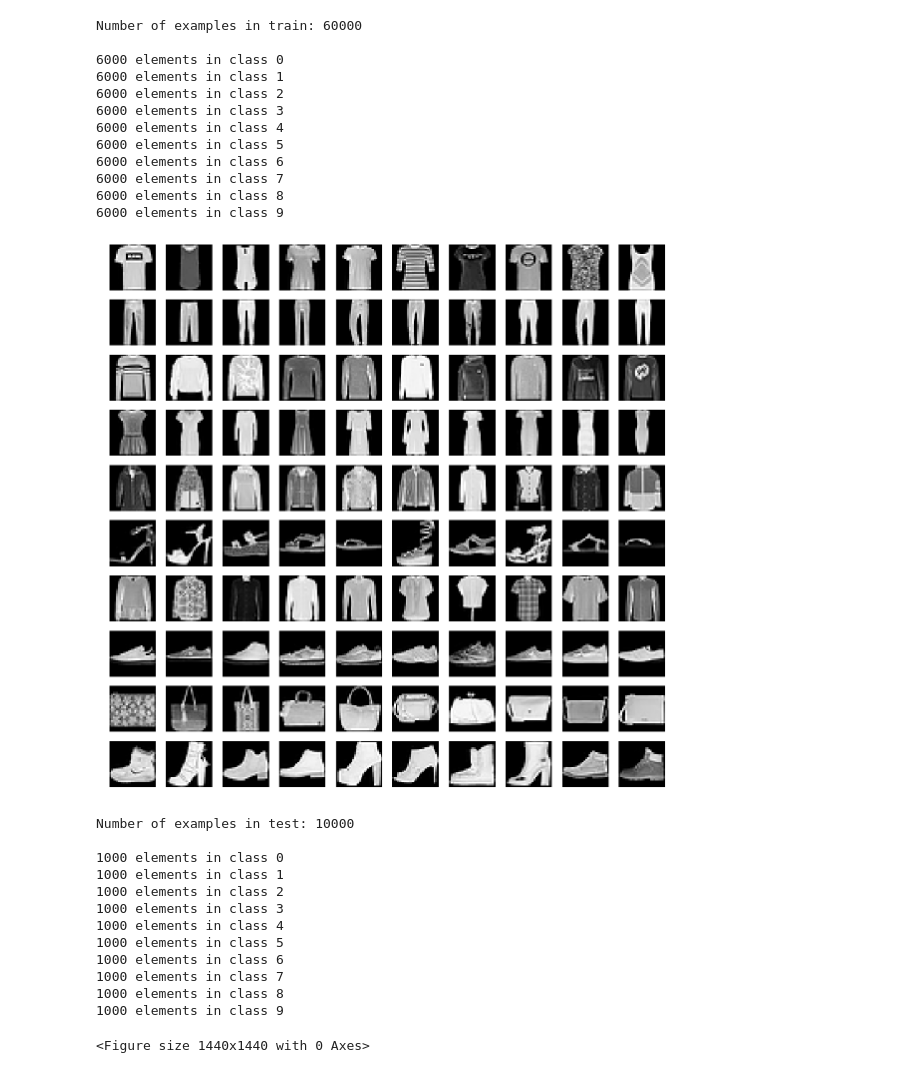
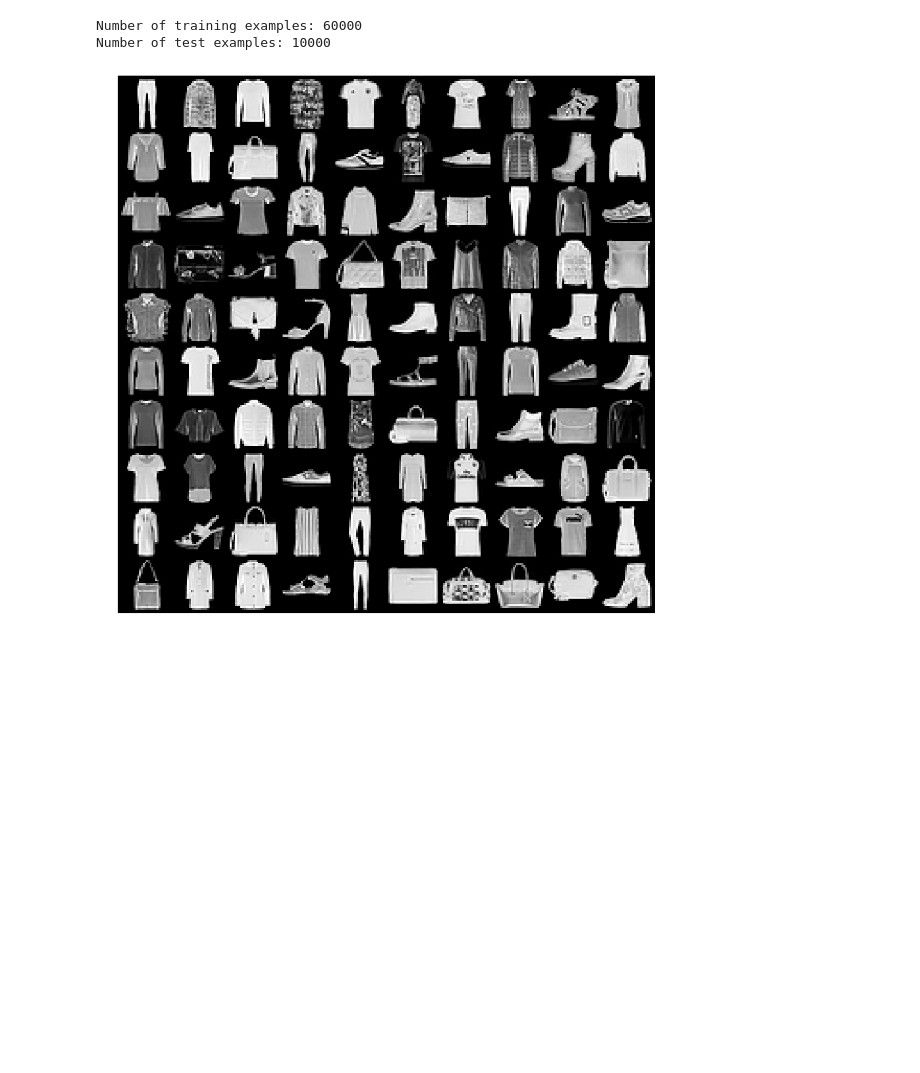
Before and after one commit to egor-bogomolov/Deep-Learning-hw, a Jupyter notebook: 01/task2.ipynb, the cells around one changed output. Cells and saved outputs as stored; diff of their text form; code cells hidden in the pictures; blank space fills up the shorter version.

```diff
--- a/01/task2.ipynb
+++ b/01/task2.ipynb
@@ -13,51 +12,0 @@ from torch.optim import Adam
-# %%
-datafolder = '~/FashionMNIST'
-train_data = FashionMNIST(datafolder, train=True, download=True)
-test_data = FashionMNIST(datafolder, train=False, download=True)
-
-def get_info(dataset, title, number_of_samples=10, number_of_keys=10):
-    print("Number of examples in {}: {}".format(title, len(dataset)))
-    print()
-
-    def get_class(element):
-        return element[1]
-
-    fig, axes = plt.subplots(nrows=number_of_keys, ncols=number_of_samples, figsize=(20, 20))
-    dataset = sorted(dataset, key=get_class)
-    for key, group in itertools.groupby(dataset, get_class):
-        group = list(group)
-        print("{} elements in class {}".format(len(group), key))
-        for ind, (image, k) in enumerate(group[:number_of_samples]):
-            axes[key, ind].imshow(image)
-            axes[key, ind].set_axis_off()
-    plt.show()
-
-get_info(train_data, 'train')
-get_info(test_data, 'test', number_of_samples=0)
-# %% [output]
-Number of examples in train: 60000
-
-6000 elements in class 0
-6000 elements in class 1
-6000 elements in class 2
-6000 elements in class 3
-6000 elements in class 4
-6000 elements in class 5
-6000 elements in class 6
-6000 elements in class 7
-6000 elements in class 8
-6000 elements in class 9
-[figure, removed]
-Number of examples in test: 10000
-
-1000 elements in class 0
-1000 elements in class 1
-1000 elements in class 2
-1000 elements in class 3
-1000 elements in class 4
-1000 elements in class 5
-1000 elements in class 6
-1000 elements in class 7
-1000 elements in class 8
-1000 elements in class 9
-<Figure size 1440x1440 with 0 Axes>
@@ -63,0 +18,11 @@ Number of examples in test: 10000
+# %%
+class Normalize(object):
+    """ Normalize tensor containing an image to [-1, 1] range.
+        It should be helpful since ReLU activation function is used.
+
+        Note: this class is used instead of transforms.Normalize([0.5], [0.5]) for the sake of
+        practice with hand-written transformers.
+    """
+
+    def __call__(self, image):
+        return image.sub_(0.5).mul_(2.)
@@ -64,3 +45,21 @@ Number of examples in test: 10000
+# %%
+def imshow(img):
+    img = torchvision.utils.make_grid(img, nrow=10, normalize=True, range=(-1., 1.))
+    npimg = img.numpy()
+    fig, ax = plt.subplots(figsize=(15, 15))
+    plt.axis('off')
+    ax.imshow(np.transpose(npimg, (1, 2, 0)), interpolation='nearest')
+
+print("Number of training examples: {}".format(len(train_data)))
+print("Number of test examples: {}".format(len(test_data)))
+
+dataiter = iter(train_loader)
+images, labels = dataiter.next()
+imshow(images)
+# %% [output]
+Number of training examples: 60000
+Number of test examples: 10000
+[figure, added]
 # %%
 class BasicCNN(torch.nn.Module):
 
```
Also changed, not shown: parts of 9 cells of this notebook.
